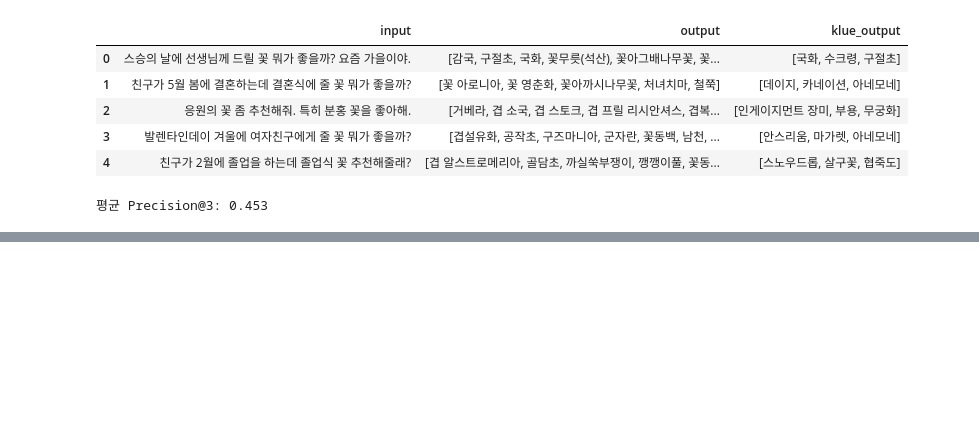
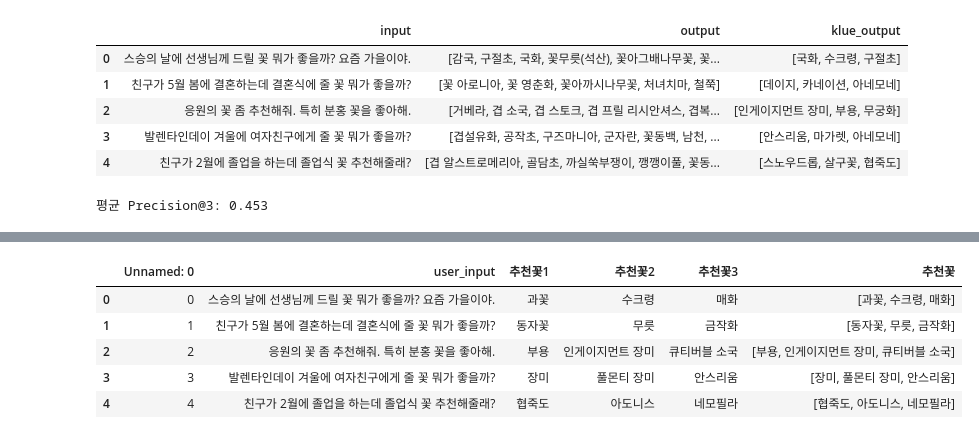
Before and after one commit to Fiurinee-Tave/Model, a Jupyter notebook: data/14_추천시스템_평가.ipynb, the cells around one changed output, grey strips where cells are left out. Cells and saved outputs as stored; diff of their text form; code cells hidden in the pictures; blank space fills up the shorter version.

```diff
--- a/data/14_추천시스템_평가.ipynb
+++ b/data/14_추천시스템_평가.ipynb
@@ -360,0 +379,18 @@ print(f"\n평균 Precision@3: {avg_precision:.3f}")
+# %%
+df_klue2['추천꽃'] = "0"
+
+for idx, row in df_klue2.iterrows():
+    flower_list=[]
+    flower_list.append(row['추천꽃1'])
+    flower_list.append(row['추천꽃2'])
+    flower_list.append(row['추천꽃3'])
+    df_klue2.at[idx, '추천꽃'] = flower_list
+
+df_klue2.head(5)
+# %% [output]
+|  | Unnamed: 0 | user_input | 추천꽃1 | 추천꽃2 | 추천꽃3 | 추천꽃 |
+| 0 | 0 | 스승의 날에 선생님께 드릴 꽃 뭐가 좋을까? 요즘 가을이야. | 과꽃 | 수크령 | 매화 | [과꽃, 수크령, 매화] |
+| 1 | 1 | 친구가 5월 봄에 결혼하는데 결혼식에 줄 꽃 뭐가 좋을까? | 동자꽃 | 무릇 | 금작화 | [동자꽃, 무릇, 금작화] |
+| 2 | 2 | 응원의 꽃 좀 추천해줘. 특히 분홍 꽃을 좋아해. | 부용 | 인게이지먼트 장미 | 큐티버블 소국 | [부용, 인게이지먼트 장미, 큐티버블 소국] |
+| 3 | 3 | 발렌타인데이 겨울에 여자친구에게 줄 꽃 뭐가 좋을까? | 장미 | 풀몬티 장미 | 안스리움 | [장미, 풀몬티 장미, 안스리움] |
+| 4 | 4 | 친구가 2월에 졸업을 하는데 졸업식 꽃 추천해줄래? | 협죽도 | 아도니스 | 네모필라 | [협죽도, 아도니스, 네모필라] |
```
Also changed, not shown: parts of 7 cells of this notebook, 2 other files.
